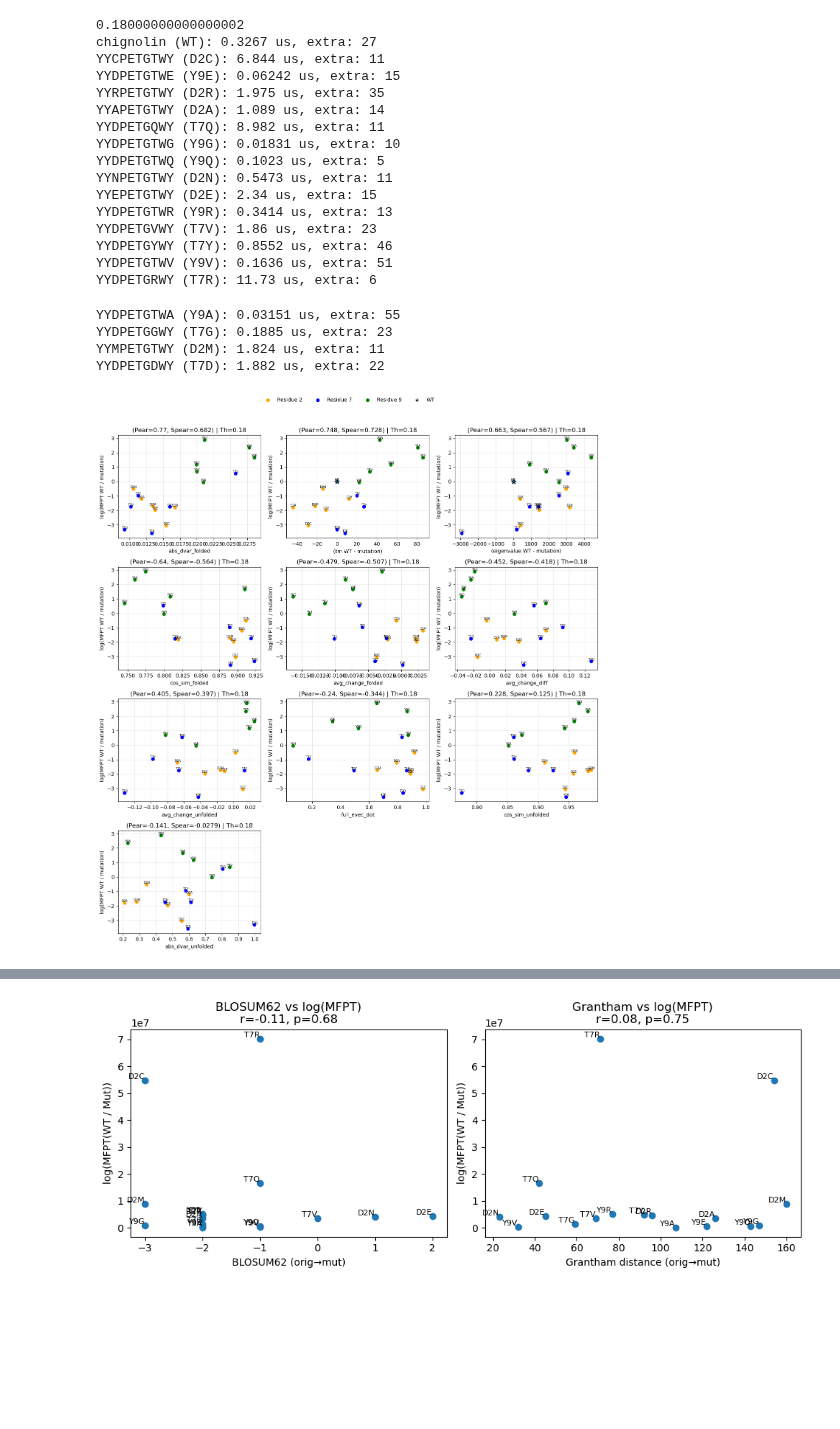
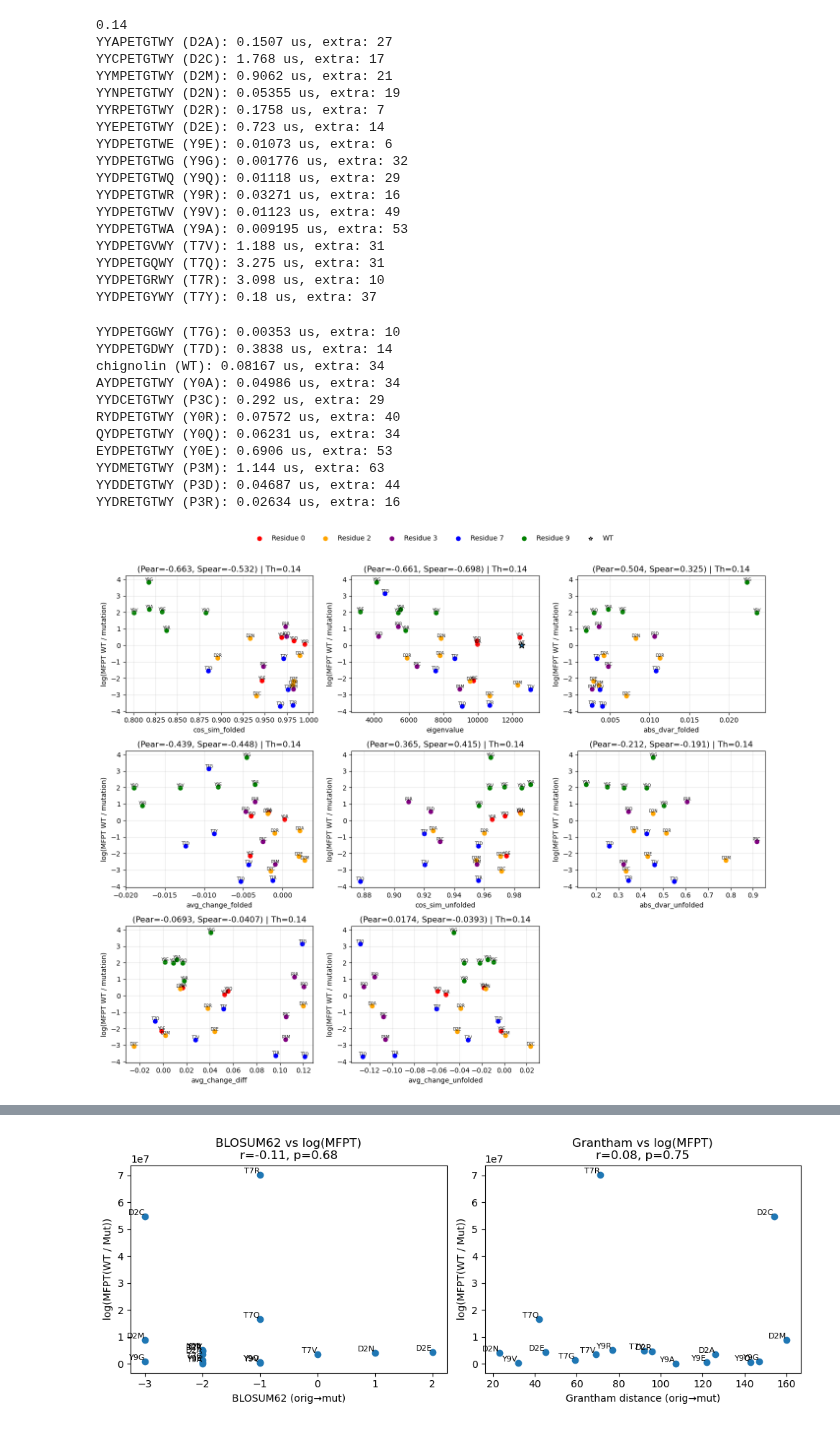
Before and after one commit to MendelsResearchGroup/guiding-peptide-kinetics, a Jupyter notebook: src/correlations.ipynb, the cells around one changed output, grey strips where cells are left out. Cells and saved outputs as stored; diff of their text form; code cells hidden in the pictures; blank space fills up the shorter version.

```diff
--- a/src/correlations.ipynb
+++ b/src/correlations.ipynb
@@ -90,7 +103,7 @@ def plot_mfpt_corr_grid(
 
     for prop_col in prop_cols:
         wt_prop = df.loc[wt_label, prop_col]
-        x_all = ratio_or_raw(wt_prop, df[prop_col].to_numpy(), prop_col)
+        x_all = df[prop_col].to_numpy()
         mask = np.isfinite(x_all) & np.isfinite(y_all)
         x_cache[prop_col] = x_all
         mask_cache[prop_col] = mask
@@ -115,67 +128,70 @@ def plot_mfpt_corr_grid(
             ax.scatter(x_all[sel], y_all[sel], c=res_colors.get(k))
 
         if not pd.isna(wt_prop):
-            ax.scatter(0, 0, **wt_star)
+            ax.scatter(wt_prop, 0, **wt_star)
 
         for xv, yv, name, m in zip(x_all, y_all, names, mask):
             if m:
                 ax.text(xv, yv, name, fontsize=6, ha='center', va='bottom')
 
         pearson_r, spearman_r = corr[prop_col]
-        ax.set_xlabel((f'({prop_col} WT - mutation)' if not pd.isna(wt_prop) else prop_col))
+        ax.set_xlabel(prop_col)
         ax.set_ylabel('log(MFPT WT / mutation)')
         ax.set_title(f"(Pear={pearson_r:.3g}, Spear={spearman_r:.3g}) | Th={th:.3g}")
         ax.grid(True, alpha=0.3)
 
     for j in range(n, nrows * ncols):
         fig.delaxes(axes[j // ncols][j % ncols])
 
     handles = [Line2D([0], [0], marker='o', linestyle='', color=res_colors[k], label=f"Residue {k}") for k in res_keys]
     handles.append(Line2D([0], [0], marker='*', linestyle='', color='w', markeredgecolor='k', label=wt_label))
     fig.legend(handles=handles, loc='upper center', ncol=min(len(handles), 6), frameon=False)
 
     plt.tight_layout(rect=[0, 0, 1, 0.95])
     plt.show()
     return corr
 
 props = [
-    'cos_sim_unfolded','cos_sim_folded',
-    'eigenvalue','full_evec_dot','avg_change_diff','avg_change_folded',
-    'avg_change_unfolded',
-    'abs_dvar_folded','abs_dvar_unfolded',
-    'tm'
+    "cos_sim_folded", "cos_sim_unfolded", "avg_change_diff", "abs_dvar_folded", "avg_change_folded", "avg_change_unfolded", "abs_dvar_unfolded", "eigenvalue"
 ]
-#'diagonal_cov_dot_folded',
 
 with open("../data/mfpt-pace=25000.pkl", "rb") as f:
     all_mfpt = pickle.load(f)
 
 sample_size = 200
 thresholds = np.sort(np.array(list(all_mfpt['chignolin'].keys()), dtype=float))
-th = thresholds[2]
+th = thresholds[1]
 print(th)
 df = collect_df(all_mfpt, th, sample_size)
 stats_map = plot_mfpt_corr_grid(df, props, th=th)
 # %% [output]
-0.18000000000000002
-chignolin (WT): 0.3267 us, extra: 27
-YYCPETGTWY (D2C): 6.844 us, extra: 11
-YYDPETGTWE (Y9E): 0.06242 us, extra: 15
-YYRPETGTWY (D2R): 1.975 us, extra: 35
-YYAPETGTWY (D2A): 1.089 us, extra: 14
-YYDPETGQWY (T7Q): 8.982 us, extra: 11
-YYDPETGTWG (Y9G): 0.01831 us, extra: 10
-YYDPETGTWQ (Y9Q): 0.1023 us, extra: 5
-YYNPETGTWY (D2N): 0.5473 us, extra: 11
-YYEPETGTWY (D2E): 2.34 us, extra: 15
-YYDPETGTWR (Y9R): 0.3414 us, extra: 13
-YYDPETGVWY (T7V): 1.86 us, extra: 23
-YYDPETGYWY (T7Y): 0.8552 us, extra: 46
-YYDPETGTWV (Y9V): 0.1636 us, extra: 51
-YYDPETGRWY (T7R): 11.73 us, extra: 6
+0.14
+YYAPETGTWY (D2A): 0.1507 us, extra: 27
+YYCPETGTWY (D2C): 1.768 us, extra: 17
+YYMPETGTWY (D2M): 0.9062 us, extra: 21
+YYNPETGTWY (D2N): 0.05355 us, extra: 19
+YYRPETGTWY (D2R): 0.1758 us, extra: 7
+YYEPETGTWY (D2E): 0.723 us, extra: 14
+YYDPETGTWE (Y9E): 0.01073 us, extra: 6
+YYDPETGTWG (Y9G): 0.001776 us, extra: 32
+YYDPETGTWQ (Y9Q): 0.01118 us, extra: 29
+YYDPETGTWR (Y9R): 0.03271 us, extra: 16
+YYDPETGTWV (Y9V): 0.01123 us, extra: 49
+YYDPETGTWA (Y9A): 0.009195 us, extra: 53
+YYDPETGVWY (T7V): 1.188 us, extra: 31
+YYDPETGQWY (T7Q): 3.275 us, extra: 31
+YYDPETGRWY (T7R): 3.098 us, extra: 10
+YYDPETGYWY (T7Y): 0.18 us, extra: 37
-YYDPETGTWA (Y9A): 0.03151 us, extra: 55
-YYDPETGGWY (T7G): 0.1885 us, extra: 23
-YYMPETGTWY (D2M): 1.824 us, extra: 11
-YYDPETGDWY (T7D): 1.882 us, extra: 22
+YYDPETGGWY (T7G): 0.00353 us, extra: 10
+YYDPETGDWY (T7D): 0.3838 us, extra: 14
+chignolin (WT): 0.08167 us, extra: 34
+AYDPETGTWY (Y0A): 0.04986 us, extra: 34
+YYDCETGTWY (P3C): 0.292 us, extra: 29
+RYDPETGTWY (Y0R): 0.07572 us, extra: 40
+QYDPETGTWY (Y0Q): 0.06231 us, extra: 34
+EYDPETGTWY (Y0E): 0.6906 us, extra: 53
+YYDMETGTWY (P3M): 1.144 us, extra: 63
+YYDDETGTWY (P3D): 0.04687 us, extra: 44
+YYDRETGTWY (P3R): 0.02634 us, extra: 16
-[figure, old version]
+[figure, new version]
 # %%
```
Also changed, not shown: parts of 2 cells of this notebook, 34 other files.
